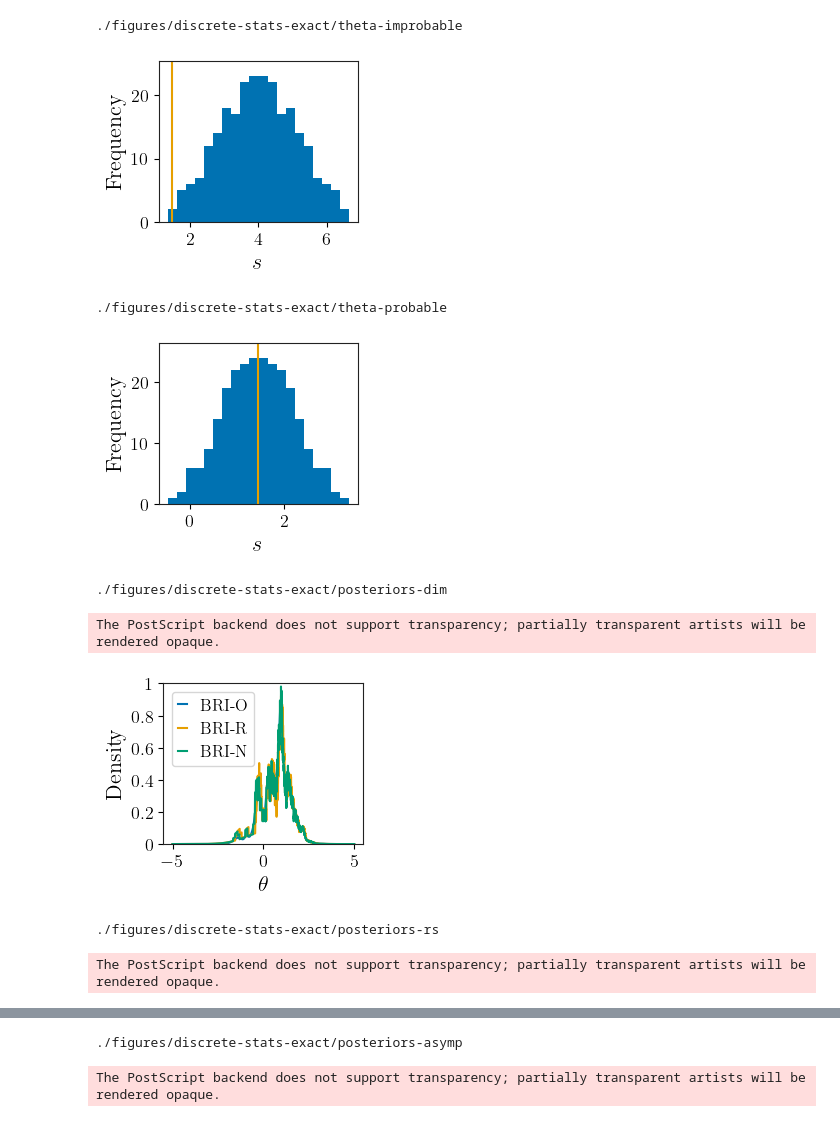
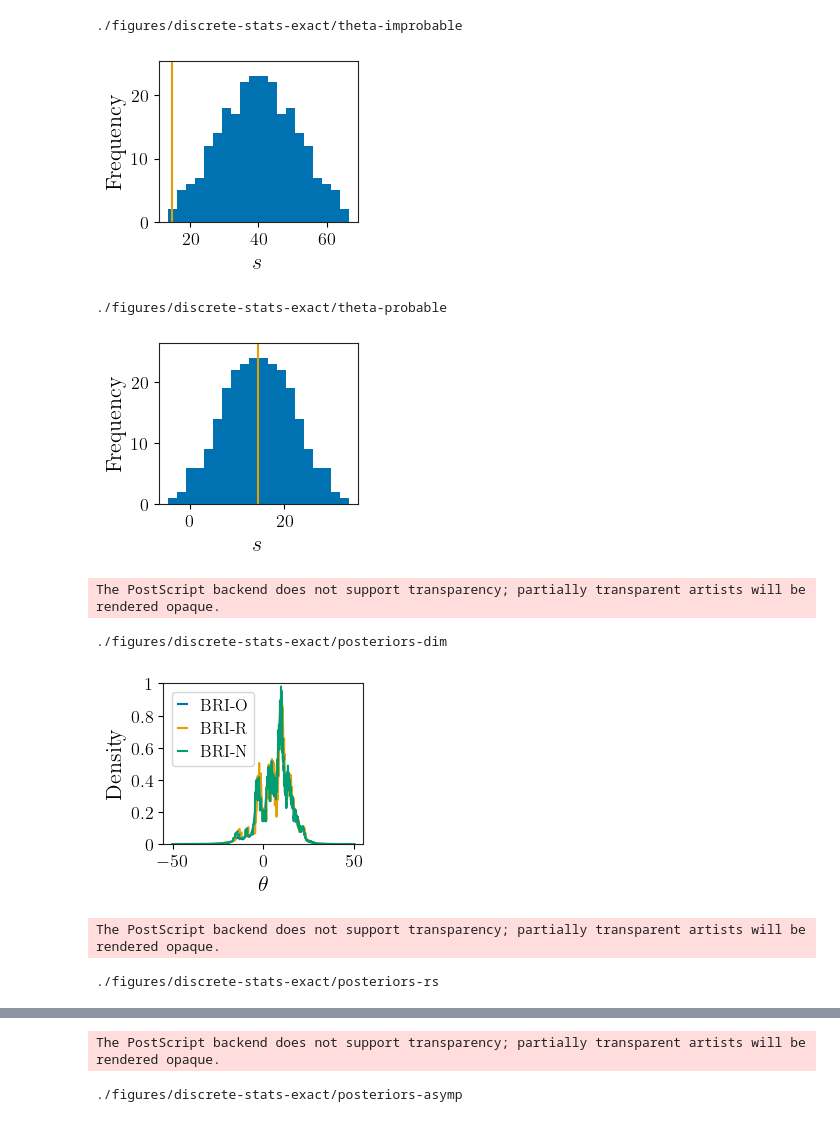
Before and after one commit to eastonhuch/bayesian-randomization-inference, a Jupyter notebook: discrete-stats-exact.ipynb, the cells around one changed output, grey strips where cells are left out. Saved outputs shown, nothing was run; the diff lists cells and outputs as text; code cells hidden in the pictures.

```diff
--- a/discrete-stats-exact.ipynb
+++ b/discrete-stats-exact.ipynb
@@ -12,11 +12,11 @@ from shared.utils import print_se_parentheses, rank
 from shared.univariate import DiscretizedDist, PriorAnalyzer, RankSumAnalyzer, RoundedAnalyzer, NeighborhoodAnalyzer, BRIOneSidedAnalyzer, BRIAsympAnalyzer, DiffMeansAnalyzer, LIBDiffMeansAnalyzer
 config_plt()
 # %%
-theta_abs_lim = 5.
+theta_abs_lim = 50.
 theta_min = -theta_abs_lim
 theta_max = theta_abs_lim
-theta_inc = 0.001
-theta_vals = np.arange(theta_min, theta_max+0.00001, theta_inc)
+theta_inc = 0.01
+theta_vals = np.arange(theta_min, theta_max+0.0001, theta_inc)
 n_theta_vals = theta_vals.size
 alpha = 0.05
 n_each = 5
@@ -41,14 +41,14 @@ def sample_a(rng):
     return a_sample
 
 theta_rng = np.random.default_rng(seed=1)
-prior_dist = DiscretizedDist(norm(loc=0., scale=1.), theta_vals, theta_rng)
+prior_dist = DiscretizedDist(norm(loc=0., scale=10.), theta_vals, theta_rng)
 prior_analyzer = PriorAnalyzer("Prior", alpha, prior_dist)
 diff_mean_analyzer = DiffMeansAnalyzer("DIM", alpha, prior_dist)
 lib_analyzer = LIBDiffMeansAnalyzer("LIB", alpha, prior_dist)
-rounded_analyzer = RoundedAnalyzer("BRI-R", alpha, prior_dist, n_each, n_theta_vals, a_vals, 1)
+rounded_analyzer = RoundedAnalyzer("BRI-R", alpha, prior_dist, n_each, n_theta_vals, a_vals, 0)
 rank_sum_analyzer = RankSumAnalyzer("BRI-RS", alpha, prior_dist, n_each, n_theta_vals, a_vals)
-neighborhood_analyzer = NeighborhoodAnalyzer("BRI-N", alpha, prior_dist, n_each, n_theta_vals, a_vals, 0.05)
-bri_onesided_analyzer = BRIOneSidedAnalyzer("BRI-O", alpha, prior_dist, n_each, n_theta_vals, a_vals, 0.1)
+neighborhood_analyzer = NeighborhoodAnalyzer("BRI-N", alpha, prior_dist, n_each, n_theta_vals, a_vals, 0.5)
+bri_onesided_analyzer = BRIOneSidedAnalyzer("BRI-O", alpha, prior_dist, n_each, n_theta_vals, a_vals, 1.)
 bri_asymp_analyzer = BRIAsympAnalyzer("BRI-A", alpha, prior_dist)
 
 methods = [
@@ -68,10 +68,10 @@ n_methods = len(methods)
 data_rng = np.random.default_rng(seed=2)
 a_init = sample_a(data_rng)
 not_a_init = ~a_init
-y0_init = data_rng.normal(size=n) + data_rng.gamma(4., scale=0.25, size=n)
-y1_init = y0_init + 1. + data_rng.normal(size=n)
+y0_init = data_rng.normal(size=n, scale=10.) + data_rng.gamma(20./5., scale=5./2., size=n)
+y1_init = y0_init + 10. + data_rng.normal(size=n, scale=10.)
 ya_init = a_init*y1_init + not_a_init*y0_init
-true_theta = 1.
+true_theta = 10.
 y0 = ya_init - a_init*true_theta
 y1 = y0 + true_theta
 a = sample_a(data_rng)
@@ -88,7 +88,7 @@ diff_means_observed, diff_means = neighborhood_analyzer.get_stats(y, a, theta_va
 
 # Improbable theta
 fig, ax = get_fig_ax(figsize=figsize)
-theta_zero_idx = np.argmin(np.abs(theta_vals-4))
+theta_zero_idx = np.argmin(np.abs(theta_vals-40))
 counts, _, _, = ax.hist(diff_means[theta_zero_idx], bins=20, color=colors[0], label="$p(s | \\theta=0, \\mathbf{y_a})$")
 ax.axvline(diff_means_observed, color=colors[1], label="Observed")
 ax.set_xlabel("$s$")
@@ -121,7 +121,7 @@ neighborhood_probs = neighborhood_analyzer.get_posterior_probs(y, a, theta_vals)
 ax.plot(theta_vals, neighborhood_probs, label=neighborhood_analyzer.name)
 ax.set_xlabel("$\\theta$")
 ax.set_ylabel("Density")
-y_ticks = np.array([0., 0.2, 0.4, 0.6, 0.8, 1.])
+y_ticks = np.array([0., 0.02, 0.04, 0.06, 0.08, 0.1])
 y_max = np.max(y_ticks)
 y_ticklabels = np.array(["0", "0.2", "0.4", "0.6", "0.8", "1"])
 ax.set_ylim((0., y_max))
@@ -132,38 +132,38 @@ save_my_fig(fig, "discrete-stats-exact/posteriors-dim")
 plt.show()
 
 # Posterior
 fig, ax = get_fig_ax(figsize=figsize)
 ax.plot(theta_vals, bri_onesided_probs, label=bri_onesided_analyzer.name)
 rank_sum_probs = rank_sum_analyzer.get_posterior_probs(y, a, theta_vals) / theta_inc
 ax.plot(theta_vals, rank_sum_probs, label=rank_sum_analyzer.name)
 ax.set_xlabel("$\\theta$")
 ax.set_ylim((0., y_max))
 ax.set_yticks(y_ticks, y_ticklabels)
 plt.legend(loc="upper left", fontsize=12, handlelength=0.5)
 plt.subplots_adjust(left_adjust, bottom_adjust, right_adjust, top_adjust)
 save_my_fig(fig, "discrete-stats-exact/posteriors-rs")
 plt.show()
 
 # Posterior
 fig, ax = get_fig_ax(figsize=figsize)
 lib_probs = lib_analyzer.get_posterior_probs(y, a, theta_vals) / theta_inc
 ax.plot(theta_vals, lib_probs, label=lib_analyzer.name)
 bri_asymp_probs = bri_asymp_analyzer.get_posterior_probs(y, a, theta_vals) / theta_inc
 ax.plot(theta_vals, bri_asymp_probs, label=bri_asymp_analyzer.name)
 ax.set_xlabel("$\\theta$")
 ax.set_ylim((0., y_max))
 ax.set_yticks(y_ticks, y_ticklabels)
 plt.legend(loc="upper left", fontsize=12, handlelength=0.5)
 plt.subplots_adjust(left_adjust, bottom_adjust, right_adjust, top_adjust)
 save_my_fig(fig, "discrete-stats-exact/posteriors-asymp")
 plt.show()
 # %% [output]
 ./figures/discrete-stats-exact/theta-improbable
-[figure, old version]
+[figure, new version]
 ./figures/discrete-stats-exact/theta-probable
-[figure, old version]
+[figure, new version]
-./figures/discrete-stats-exact/posteriors-dim
+The PostScript backend does not support transparency; partially transparent artists will be rendered opaque.
-The PostScript backend does not support transparency; partially transparent artists will be rendered opaque.
+./figures/discrete-stats-exact/posteriors-dim
-[figure, old version]
+[figure, new version]
-./figures/discrete-stats-exact/posteriors-rs
+The PostScript backend does not support transparency; partially transparent artists will be rendered opaque.
-The PostScript backend does not support transparency; partially transparent artists will be rendered opaque.
+./figures/discrete-stats-exact/posteriors-rs
@@ -171,2 +171,2 @@ The PostScript backend does not support transparency; partially transparent arti
-./figures/discrete-stats-exact/posteriors-asymp
+The PostScript backend does not support transparency; partially transparent artists will be rendered opaque.
-The PostScript backend does not support transparency; partially transparent artists will be rendered opaque.
+./figures/discrete-stats-exact/posteriors-asymp
```
Also changed, not shown: parts of 5 cells of this notebook, 6 other files.
